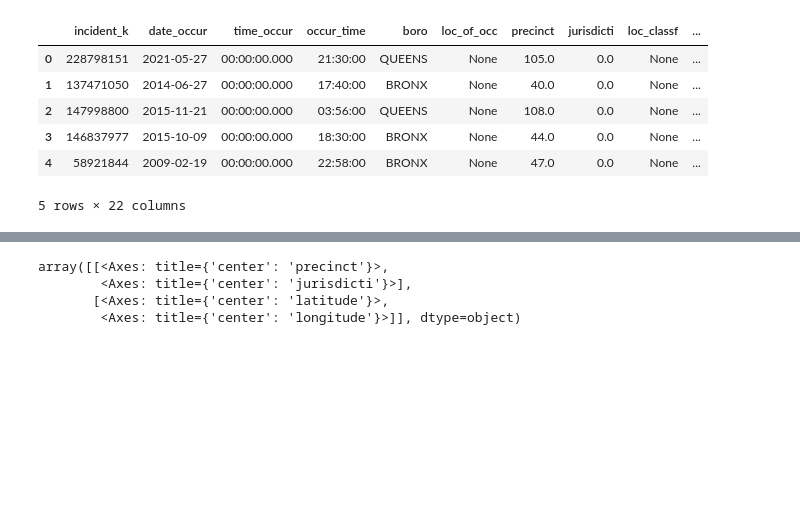
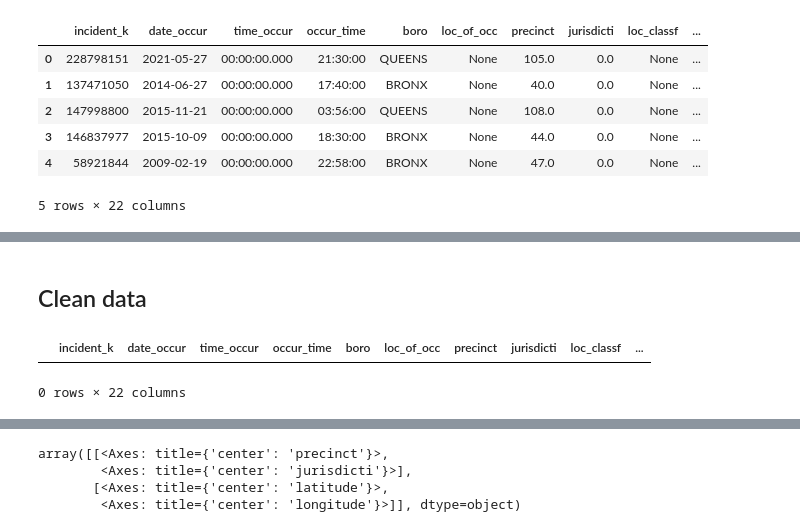
Before and after one commit to jkwiatk1/spatial-data-mining, a Jupyter notebook: 1-shooting_data_analysis.ipynb, the cells around one changed output, grey strips where cells are left out. Drawn from its saved outputs; the diff is of its cells as text; code cells hidden in the pictures; blank space fills up the shorter version.

```diff
--- a/1-shooting_data_analysis.ipynb
+++ b/1-shooting_data_analysis.ipynb
@@ -90,0 +61,7 @@ Name: count, dtype: int64
+# %% [markdown]
+## Clean data
+# %%
+nyc_df[(nyc_df['latitude'] == 0) | (nyc_df['longitude'] == 0)]
+# %% [output]
+|  | incident_k | date_occur | time_occur | occur_time | boro | loc_of_occ | precinct | jurisdicti | loc_classf | ... |
+0 rows × 22 columns
```
Also changed, not shown: parts of 23 cells of this notebook, 1 other file.
